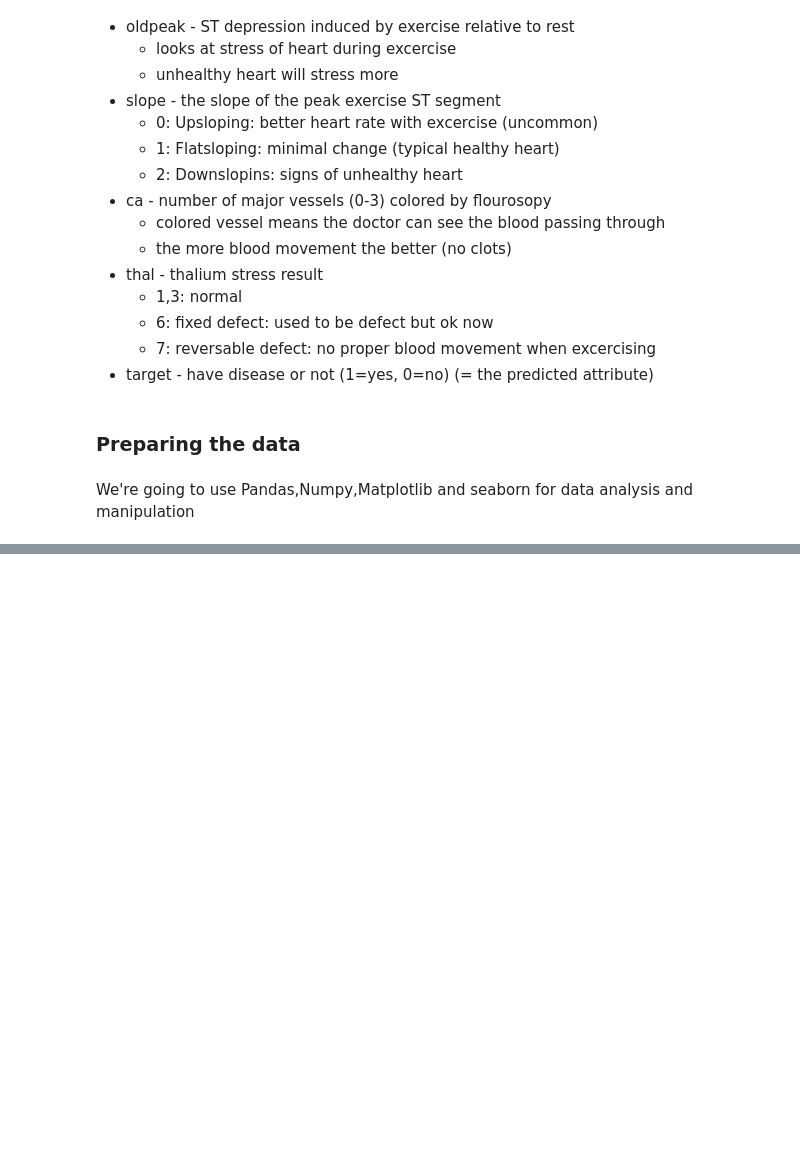
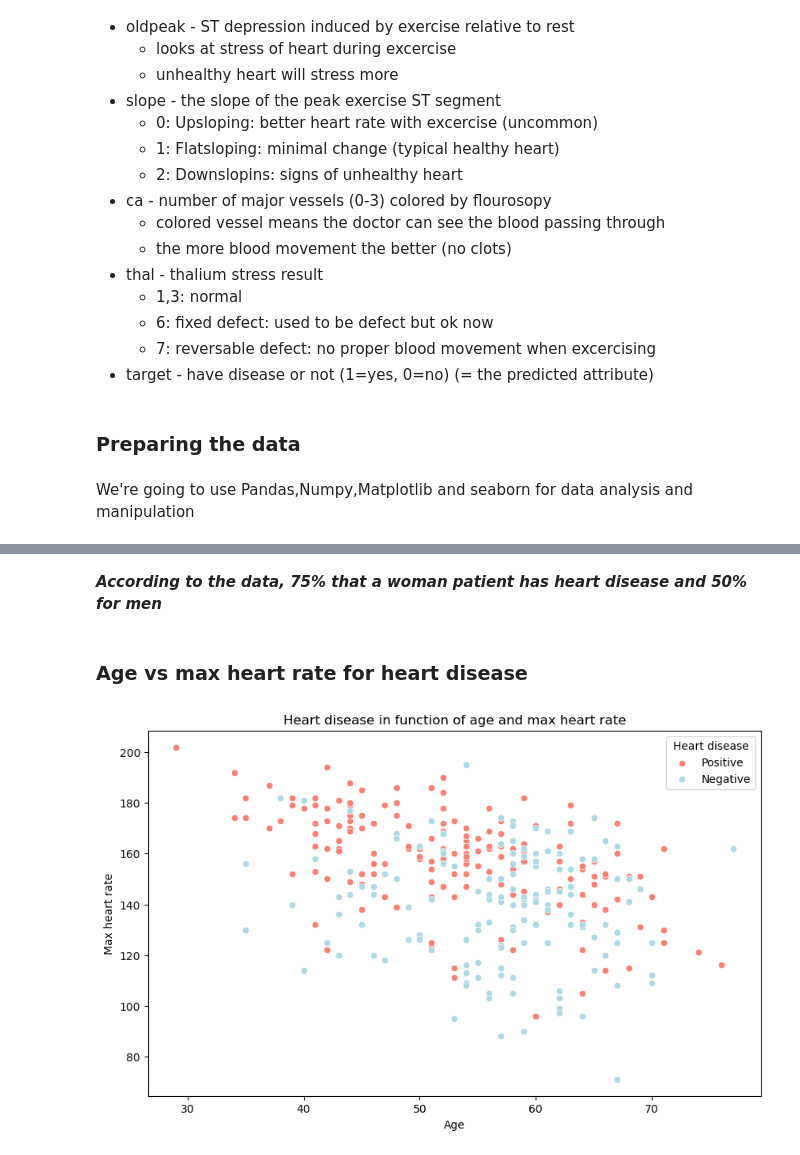
Before and after one commit to jamhus/ztm-course, a Jupyter notebook: heart-disease-project/heart-disease-project.ipynb, the cells around one changed output, grey strips where cells are left out. Saved outputs shown, nothing was run; the diff lists cells and outputs as text; code cells hidden in the pictures; blank space fills up the shorter version.

```diff
--- a/heart-disease-project/heart-disease-project.ipynb
+++ b/heart-disease-project/heart-disease-project.ipynb
@@ -102,0 +279,21 @@ Last updated: Tue Jul 23 02:02:15 2024
+# %% [markdown]
+***According to the data, 75% that a woman patient has heart disease and 50% for men***
+# %% [markdown]
+### Age vs max heart rate for heart disease
+# %%
+plt.figure(figsize=(10,6))
+plt.title('Heart disease in function of age and max heart rate');
+plt.xlabel('Age')
+plt.ylabel('Max heart rate')
+# Scatter with positive exemple
+sns.scatterplot(x = df.age[df.target == 1], # values of age where target is one
+            y = df.thalach[df.target ==1],
+            color = 'salmon');
+
+# Scatter with negative exemple
+sns.scatterplot(x = df.age[df.target == 0],
+            y = df.thalach[df.target == 0],
+            color = 'lightblue');
+plt.legend(labels=['Positive','Negative'], title='Heart disease');
+# %% [output]
+[figure, added]
```
Also changed, not shown: parts of 79 cells of this notebook, 1 other file.
